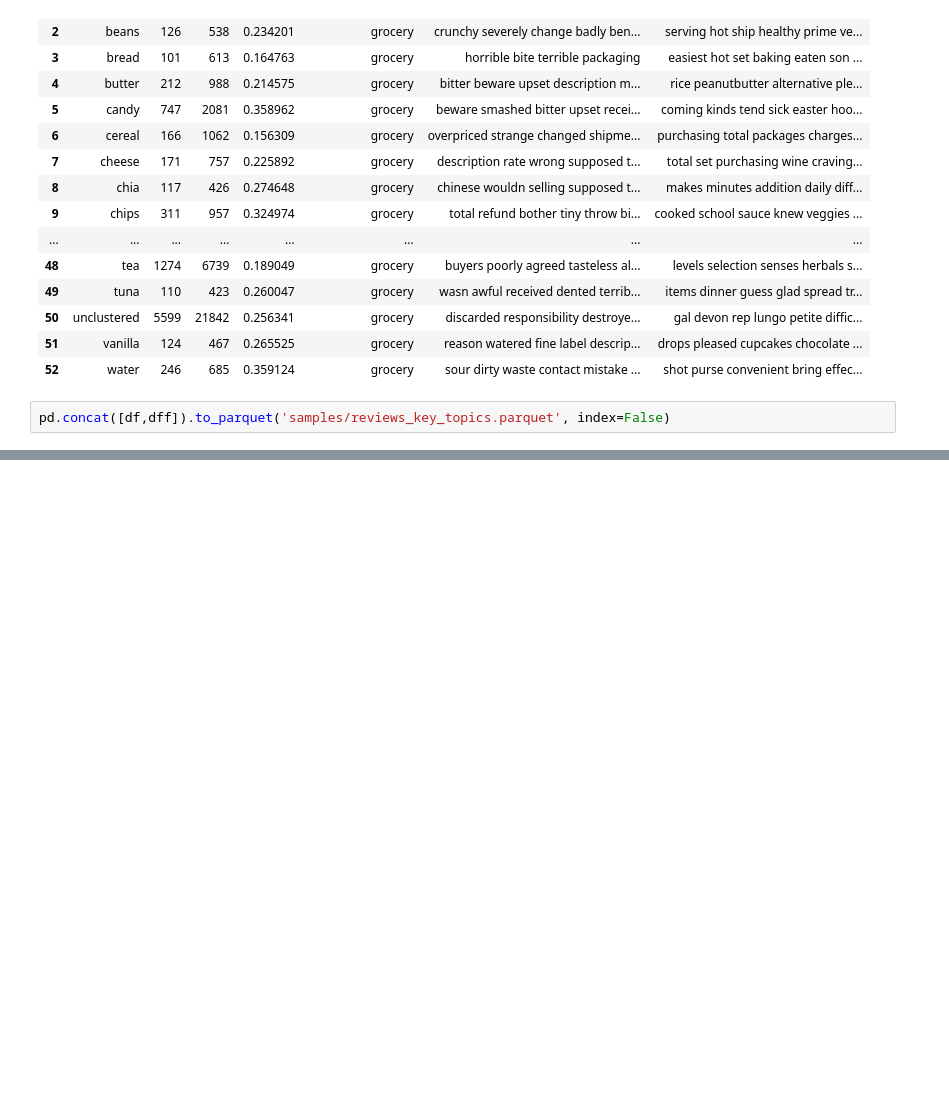
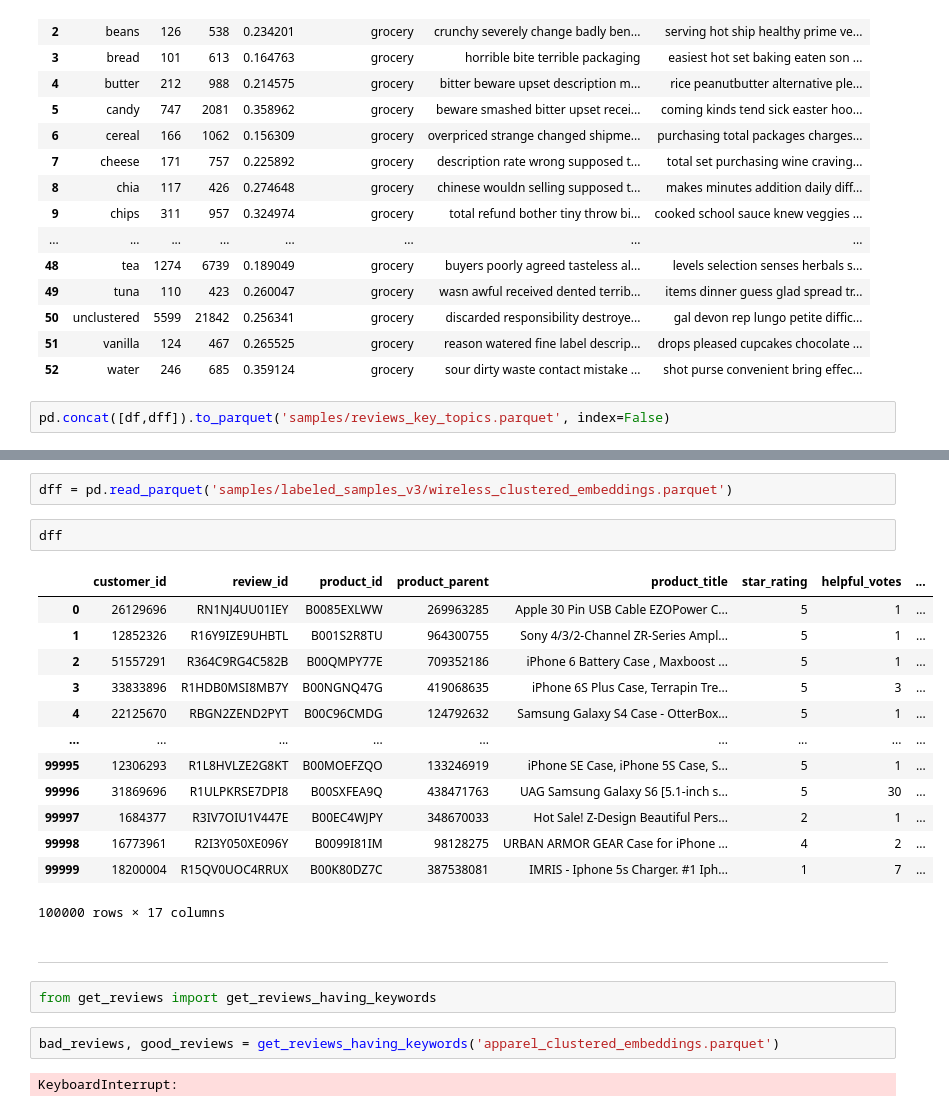
Before and after one commit to yksnilowyrahcaz/Product_Reviews_Analysis, a Jupyter notebook: test.ipynb, the cells around one changed output, grey strips where cells are left out. Saved outputs shown, nothing was run; the diff lists cells and outputs as text; blank space fills up the shorter version.

```diff
--- a/test.ipynb
+++ b/test.ipynb
@@ -358,0 +525,26 @@ dfs[0]
+# %%
+dff = pd.read_parquet('samples/labeled_samples_v3/wireless_clustered_embeddings.parquet')
+# %%
+dff
+# %% [output]
+|  | customer_id | review_id | product_id | product_parent | product_title | star_rating | helpful_votes | ... |
+| 0 | 26129696 | RN1NJ4UU01IEY | B0085EXLWW | 269963285 | Apple 30 Pin USB Cable EZOPower C... | 5 | 1 | ... |
+| 1 | 12852326 | R16Y9IZE9UHBTL | B001S2R8TU | 964300755 | Sony 4/3/2-Channel ZR-Series Ampl... | 5 | 1 | ... |
+| 2 | 51557291 | R364C9RG4C582B | B00QMPY77E | 709352186 | iPhone 6 Battery Case , Maxboost ... | 5 | 1 | ... |
+| 3 | 33833896 | R1HDB0MSI8MB7Y | B00NGNQ47G | 419068635 | iPhone 6S Plus Case, Terrapin Tre... | 5 | 3 | ... |
+| 4 | 22125670 | RBGN2ZEND2PYT | B00C96CMDG | 124792632 | Samsung Galaxy S4 Case - OtterBox... | 5 | 1 | ... |
+| ... | ... | ... | ... | ... | ... | ... | ... | ... |
+| 99995 | 12306293 | R1L8HVLZE2G8KT | B00MOEFZQO | 133246919 | iPhone SE Case, iPhone 5S Case, S... | 5 | 1 | ... |
+| 99996 | 31869696 | R1ULPKRSE7DPI8 | B00SXFEA9Q | 438471763 | UAG Samsung Galaxy S6 [5.1-inch s... | 5 | 30 | ... |
+| 99997 | 1684377 | R3IV7OIU1V447E | B00EC4WJPY | 348670033 | Hot Sale! Z-Design Beautiful Pers... | 2 | 1 | ... |
+| 99998 | 16773961 | R2I3Y050XE096Y | B0099I81IM | 98128275 | URBAN ARMOR GEAR Case for iPhone ... | 4 | 2 | ... |
+| 99999 | 18200004 | R15QV0UOC4RRUX | B00K80DZ7C | 387538081 | IMRIS - Iphone 5s Charger. #1 Iph... | 1 | 7 | ... |
+100000 rows × 17 columns
+# %% [markdown]
+---
+# %%
+from get_reviews import get_reviews_having_keywords
+# %%
+bad_reviews, good_reviews = get_reviews_having_keywords('apparel_clustered_embeddings.parquet')
+# %% [output]
+KeyboardInterrupt:
```
Also changed, not shown: parts of 42 cells of this notebook, 4 other files.
